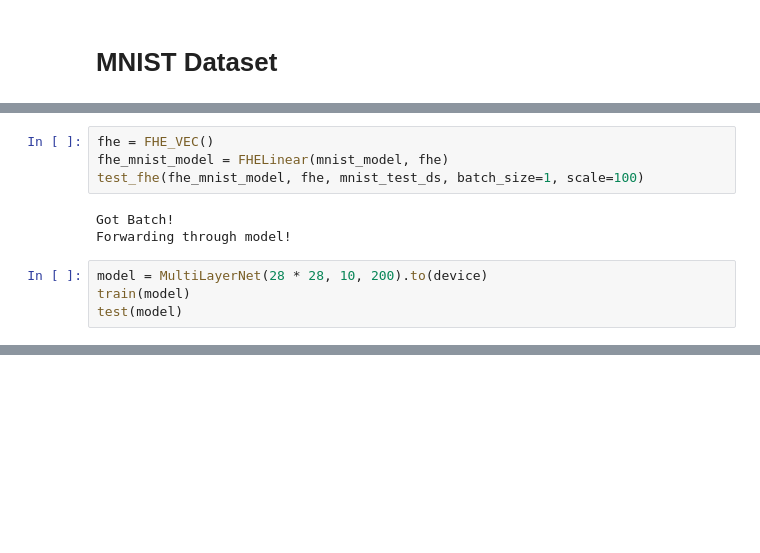
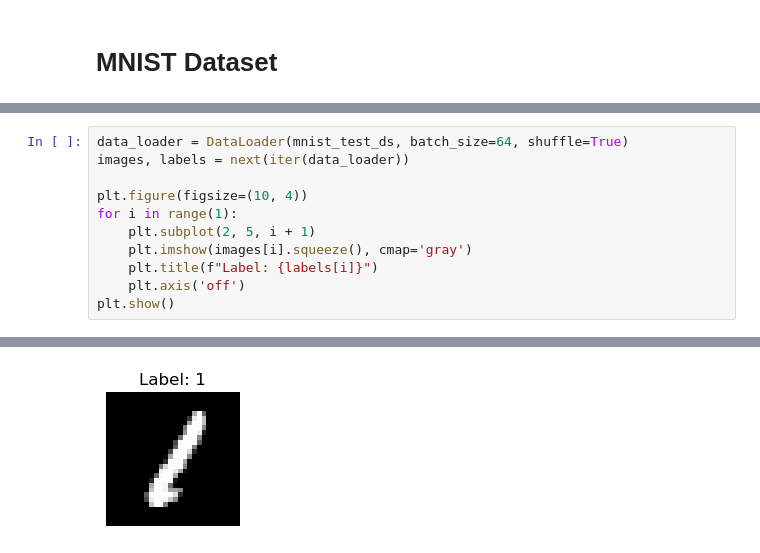
Before and after one commit to JamesZhang2/Encryption-for-Diffusion, a Jupyter notebook: network/mnist.ipynb, the cells around one changed output, grey strips where cells are left out. Cells and saved outputs as stored; diff of their text form; blank space fills up the shorter version.

```diff
--- a/network/mnist.ipynb
+++ b/network/mnist.ipynb
@@ -97,12 +100,12 @@ Test Accuracy: 0.9296, 9296/10000
-# %%
-fhe = FHE_VEC()
-fhe_mnist_model = FHELinear(mnist_model, fhe)
-test_fhe(fhe_mnist_model, fhe, mnist_test_ds, batch_size=1, scale=100)
-# %% [output]
-Got Batch!
-Forwarding through model!
 # %%
-model = MultiLayerNet(28 * 28, 10, 200).to(device)
-train(model)
-test(model)
+data_loader = DataLoader(mnist_test_ds, batch_size=64, shuffle=True)
+images, labels = next(iter(data_loader))
+
+plt.figure(figsize=(10, 4))
+for i in range(1):
+    plt.subplot(2, 5, i + 1)
+    plt.imshow(images[i].squeeze(), cmap='gray')
+    plt.title(f"Label: {labels[i]}")
+    plt.axis('off')
+plt.show()
 # %% [output]
@@ -119,0 +112 @@ Test Accuracy: 0.9682, 9682/10000
+[figure, added]
```
Also changed, not shown: parts of 7 cells of this notebook, 6 other files.
